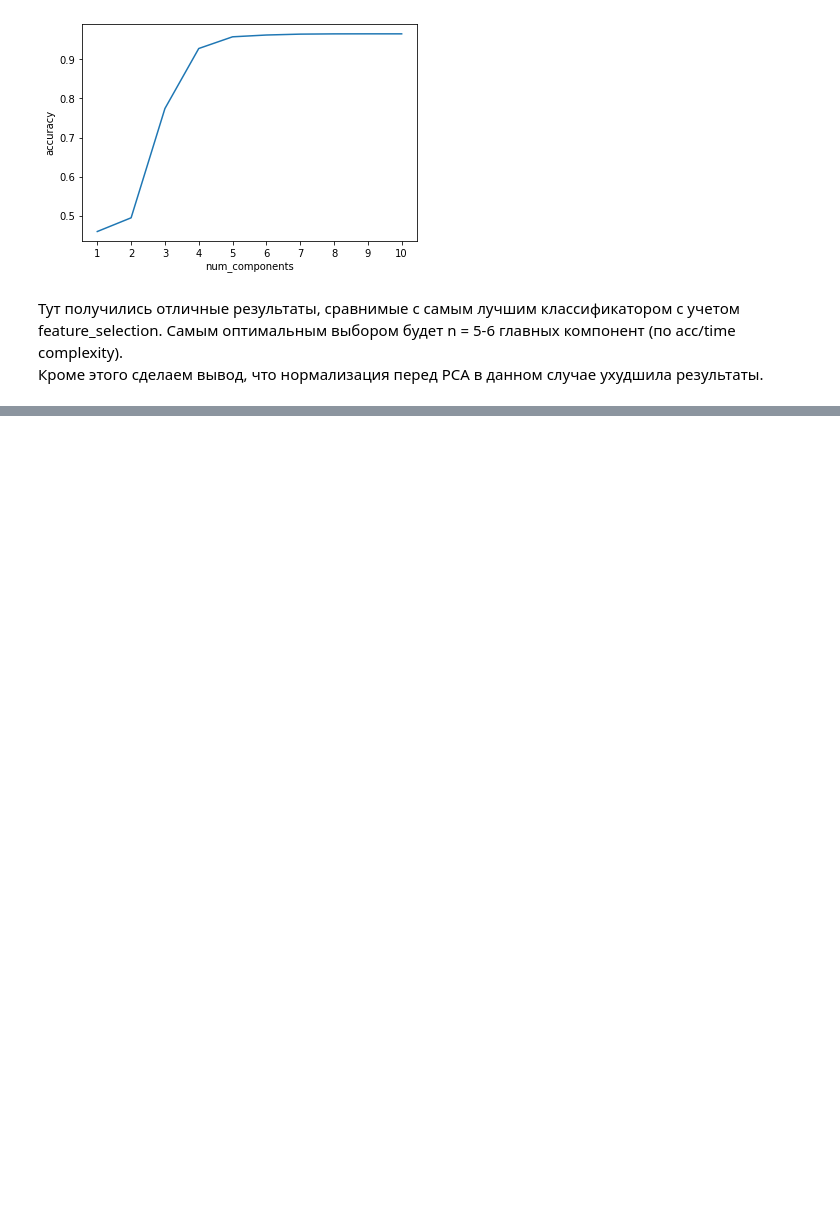
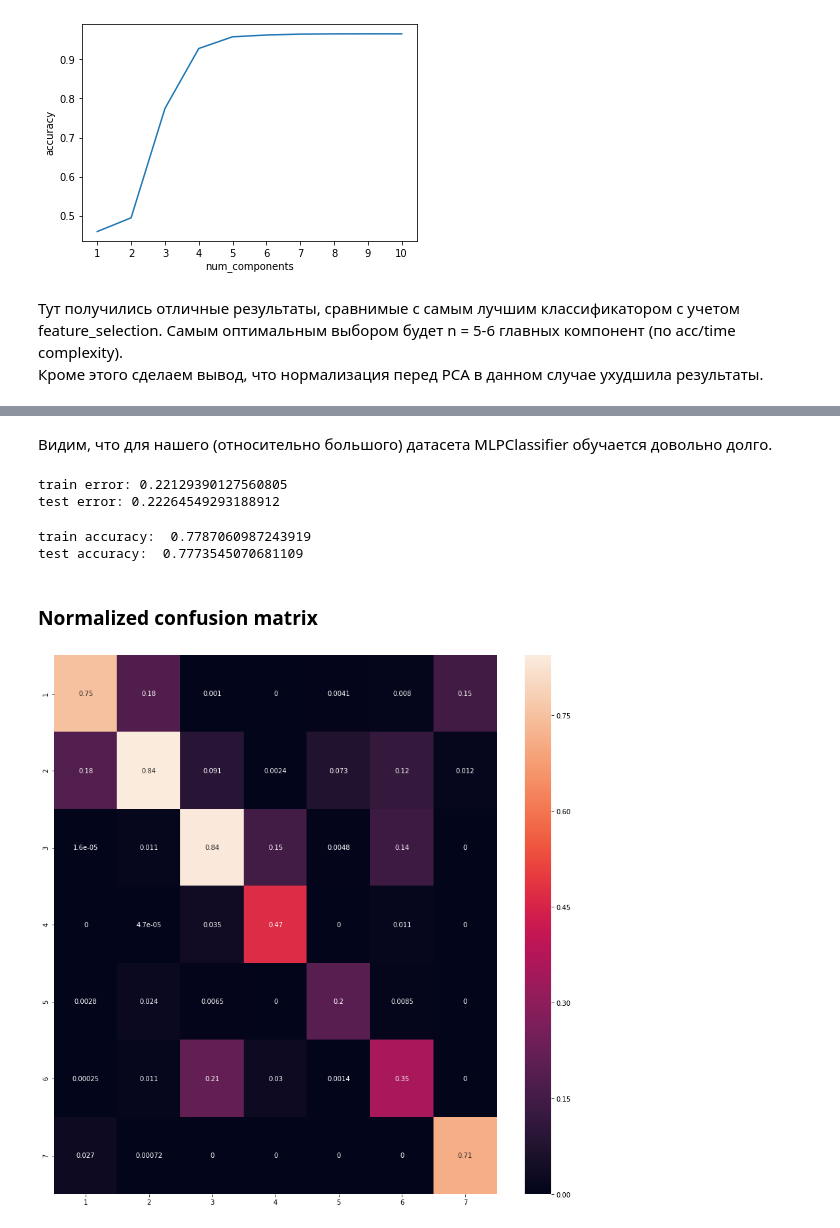
Before and after one commit to vladimirwest/HSE_ML_Course, a Jupyter notebook: KNN_1_lab.ipynb, the cells around one changed output, grey strips where cells are left out. Cells and saved outputs as stored; diff of their text form; code cells hidden in the pictures; blank space fills up the shorter version.

```diff
--- a/KNN_1_lab.ipynb
+++ b/KNN_1_lab.ipynb
@@ -564,0 +578,19 @@ plt.show()
+# %%
+from sklearn import preprocessing
+
+#По описанию первые 10 признаков являются численными, поэтому они нуждаются в нормализации
+train_norm = X_train[X_train.columns[0:10]]
+test_norm = X_test[X_test.columns[0:10]]
+
+std_scale = preprocessing.StandardScaler().fit(train_norm)
+X_train_norm = std_scale.transform(train_norm)
+
+training_norm_col = pd.DataFrame(X_train_norm, index=train_norm.index, columns=train_norm.columns)
+X_train.update(training_norm_col)
+print (X_train.head())
+
+# Нормализуем тестовые данные используя mean и stdev тренировочных данных
+X_test_norm = std_scale.transform(test_norm)
+testing_norm_col = pd.DataFrame(X_test_norm, index=test_norm.index, columns=test_norm.columns)
+X_test.update(testing_norm_col)
+print (X_test.head())
@@ -564,0 +624,6 @@ plt.show()
+# %%
+%%time
+from sklearn.neural_network import MLPClassifier
+mlp_model = MLPClassifier(hidden_layer_sizes = (100,), solver = 'lbfgs',
+                          activation = 'logistic', random_state = 42)
+mlp_model.fit(X_train, y_train)
@@ -564,0 +633,28 @@ plt.show()
+# %% [markdown]
+Видим, что  для нашего (относительно большого) датасета MLPClassifier обучается довольно долго.
+# %%
+y_train_pred = mlp_model.predict(X_train)
+y_test_pred = mlp_model.predict(X_test)
+# %%
+print("train error:",np.mean(y_train != y_train_pred))
+print("test error:",np.mean(y_test != y_test_pred))
+# %% [output]
+train error: 0.22129390127560805
+test error: 0.22264549293188912
+# %%
+print("train accuracy: ", mlp_model.score(X_train, y_train))
+print("test accuracy: ", mlp_model.score(X_test, y_test))
+# %% [output]
+train accuracy:  0.7787060987243919
+test accuracy:  0.7773545070681109
+# %% [markdown]
+### Normalized confusion matrix
+# %%
+from sklearn.metrics import confusion_matrix
+import seaborn as sns
+classes = [1,2,3,4,5,6,7]
+cnf_matrix = confusion_matrix(y_test, y_test_pred, labels = classes)
+plt.figure(figsize=(15,15))
+ax = sns.heatmap(cnf_matrix / cnf_matrix.astype(np.float).sum(axis=1), annot=True,xticklabels=classes,yticklabels=classes)
+# %% [output]
+[figure, added]
```
Also changed, not shown: parts of 6 cells of this notebook.
